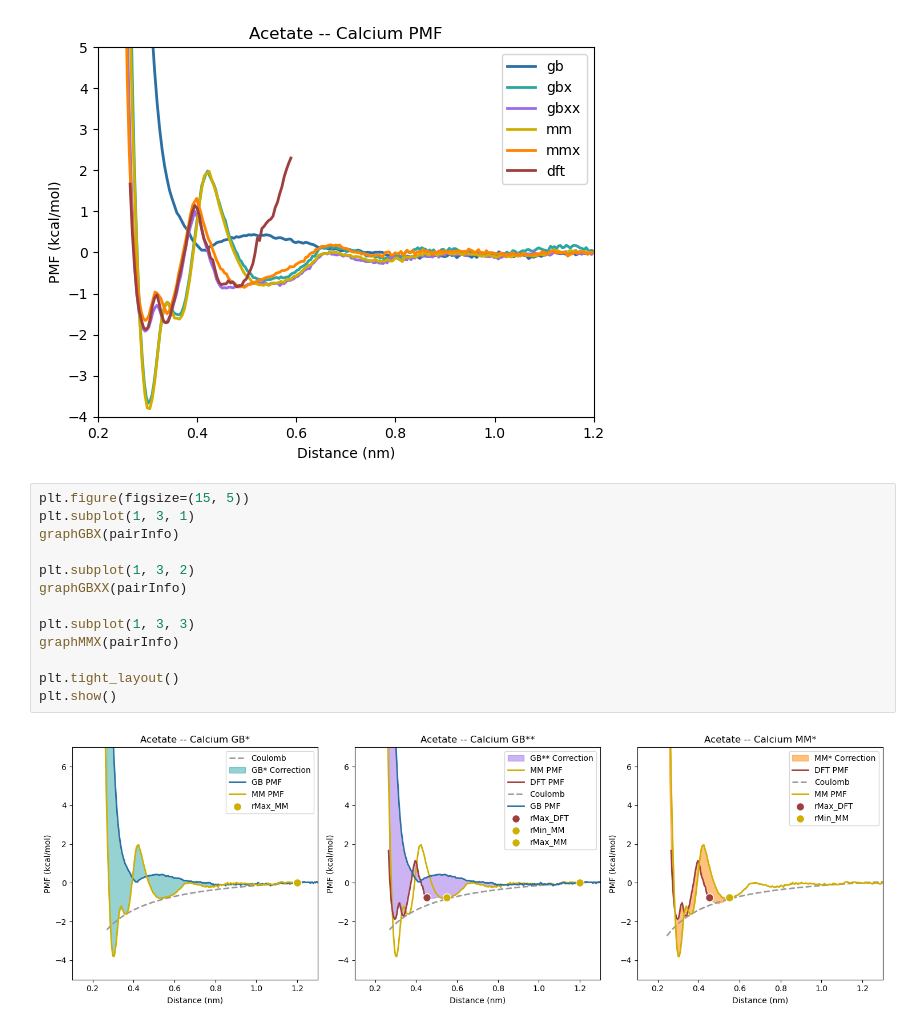
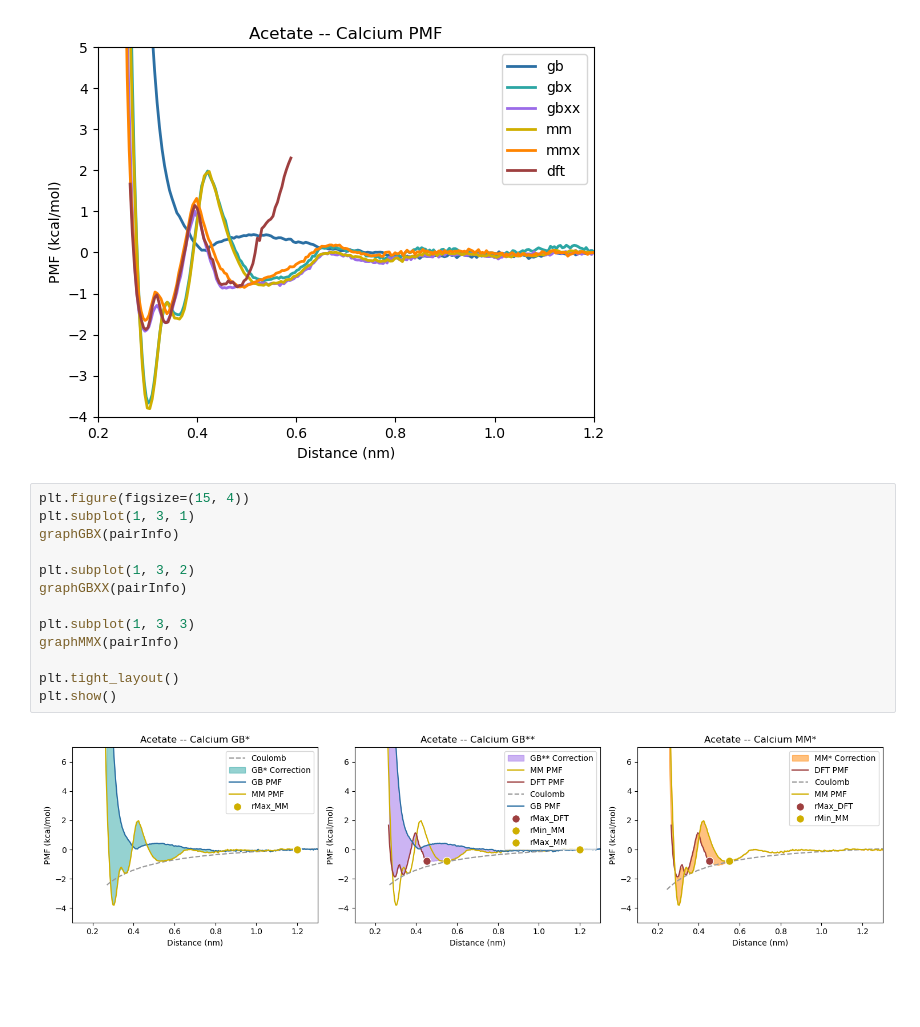
Before and after one commit to ywelhady/gbx-graphs-git, a Jupyter notebook: graph.ipynb, the cells around one changed output. Drawn from its saved outputs; the diff is of its cells as text; blank space fills up the shorter version.

```diff
--- a/graph.ipynb
+++ b/graph.ipynb
@@ -68,20 +68,20 @@ plt.xlim(0.2,1.2)
 (0.2, 1.2)
 [figure]
 # %%
-plt.figure(figsize=(15, 5))
+plt.figure(figsize=(15, 4))
 plt.subplot(1, 3, 1)
 graphGBX(pairInfo)
 
 plt.subplot(1, 3, 2)
 graphGBXX(pairInfo)
 
 plt.subplot(1, 3, 3)
 graphMMX(pairInfo)
 
 plt.tight_layout()
 plt.show()
 # %% [output]
-[figure, old version]
+[figure, new version]
 # %%
 fig, axs = graphCorrectionPanels(
     pairInfo
```
Also changed, not shown: parts of 3 cells of this notebook, 2 other files.
